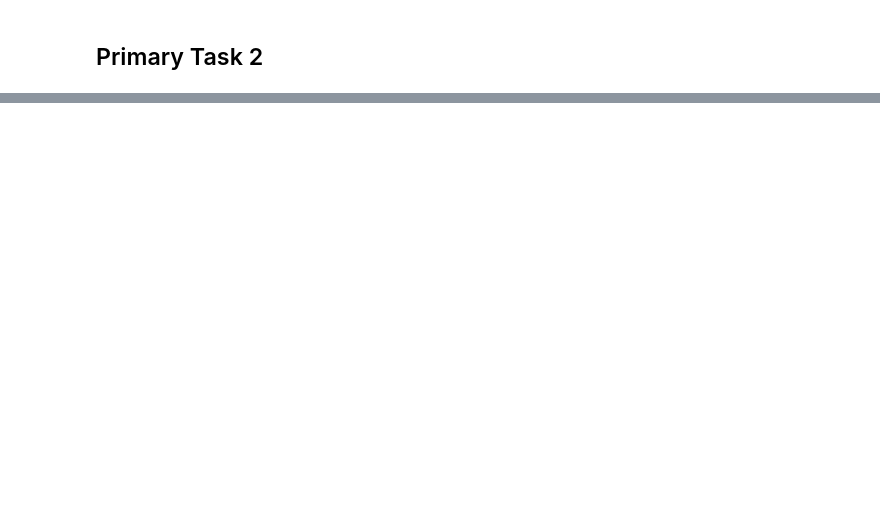
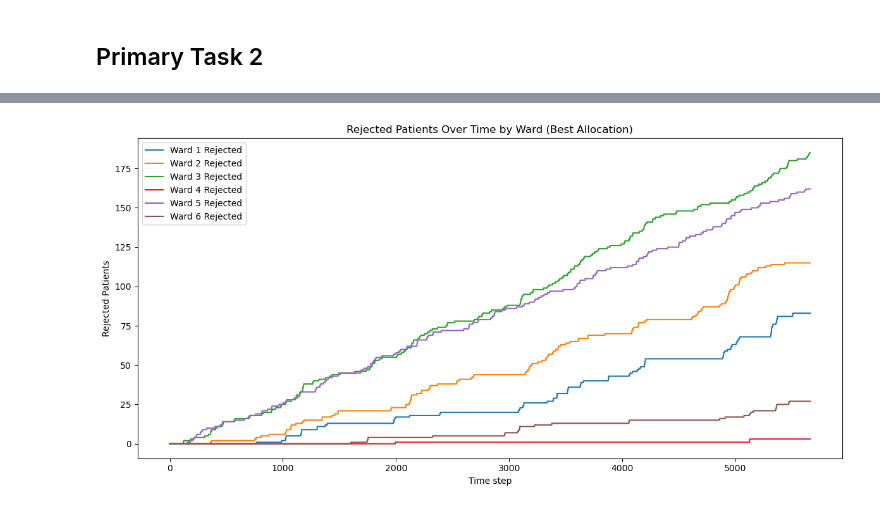
Before and after one commit to Samueled29/Stochatic_Simulation_Projects, a Jupyter notebook: Project_2/task1_Luigi.ipynb, the cells around one changed output, grey strips where cells are left out. Saved outputs shown, nothing was run; the diff lists cells and outputs as text; code cells hidden in the pictures; blank space fills up the shorter version.

```diff
--- a/Project_2/task1_Luigi.ipynb
+++ b/Project_2/task1_Luigi.ipynb
@@ -316,0 +287,12 @@ plt.show()
+# %%
+def generate_integer_list_with_fixed_sum_and_last(n, target_sum, fixed_last):
+    if n < 2:
+        raise ValueError("List must have at least 2 elements.")
+    if fixed_last > target_sum:
+        raise ValueError("fixed_last cannot be greater than target_sum.")
+
+    remaining = target_sum - fixed_last
+
+    values = np.random.multinomial(remaining, [1/(n-1)]*(n-1))
+
+    return list(values) + [fixed_last]
@@ -316,0 +444,12 @@ plt.show()
+# %%
+plt.figure(figsize=(12, 6))
+for i in range(best_rej_hist.shape[1]):
+    plt.plot(best_rej_hist[:, i], label=f"Ward {i+1} Rejected")
+plt.xlabel("Time step")
+plt.ylabel("Rejected Patients")
+plt.title("Rejected Patients Over Time by Ward (Best Allocation)")
+plt.legend()
+plt.tight_layout()
+plt.show()
+# %% [output]
+[figure, added]
```
Also changed, not shown: parts of 24 cells of this notebook.
